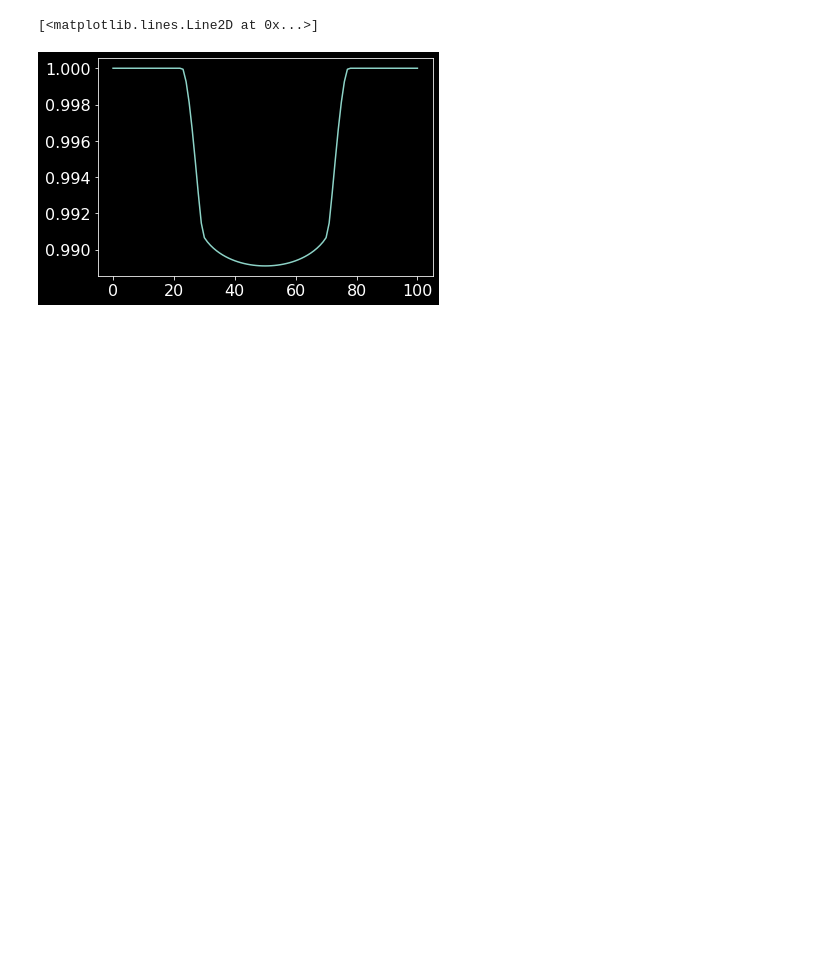
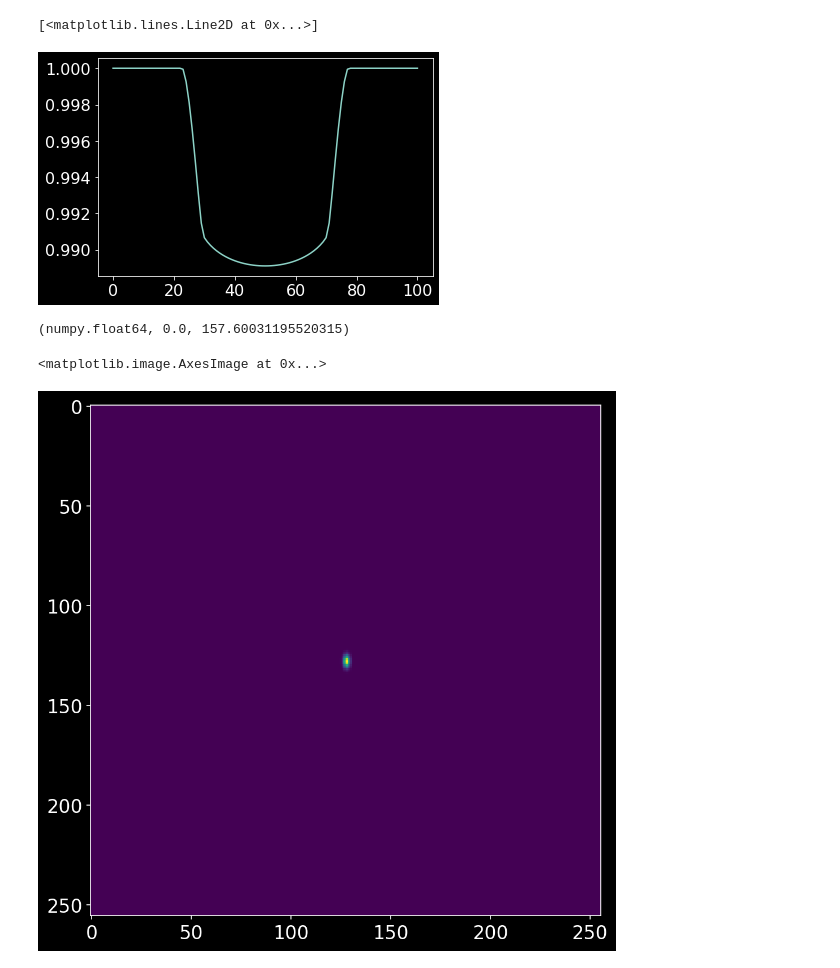
Before and after one commit to kem406/hop, a Jupyter notebook: transit_mocks/mock_transit_generator_AKS.ipynb, the cells around one changed output. Cells and saved outputs as stored; diff of their text form; code cells hidden in the pictures; blank space fills up the shorter version.

Commit message:
corrected (no unit8 saturation) image mock

```diff
--- a/transit_mocks/mock_transit_generator_AKS.ipynb
+++ b/transit_mocks/mock_transit_generator_AKS.ipynb
@@ -66,5 +66,16 @@ def noise(img,gauss_sig=5):
     out_img = np.random.poisson(in_img)
     out_img += np.random.normal(0, gauss_sig, (img.shape[0],img.shape[0])).astype(np.int64)
     return np.abs(out_img)
+# %%
+type(z[0,0]),32767*z.min(),2000*z.max()
+# %% [output]
+(numpy.float64, 0.0, 157.60031195520315)
+# %%
+fig = plt.figure(figsize=(8,8),dpi=150)
+z = star_flux(i)
+plt.imshow(z)
+# %% [output]
+<matplotlib.image.AxesImage at 0x...>
+[figure, added]
 # %%
 from tqdm import tqdm
```
Also changed, not shown: parts of 5 cells of this notebook.
